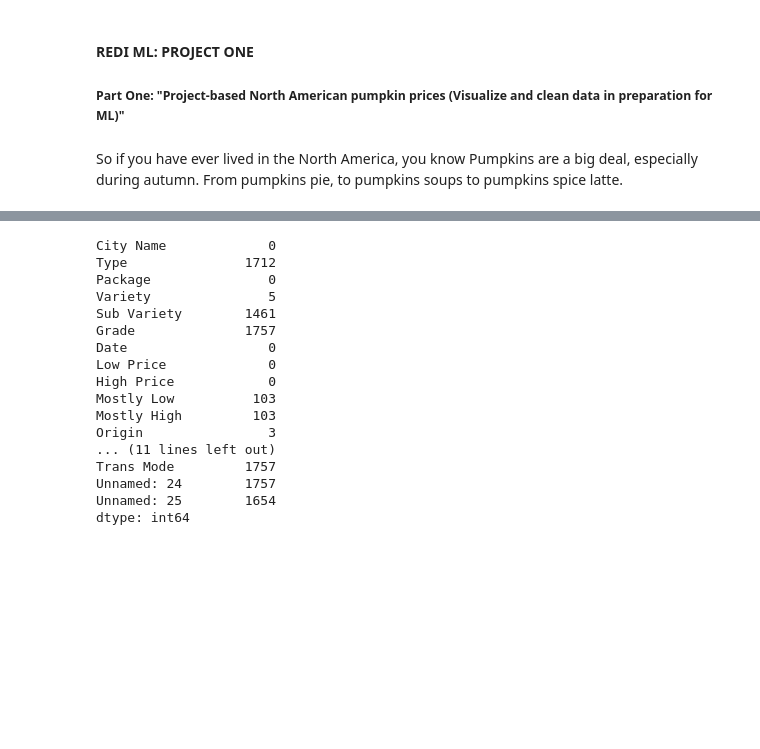
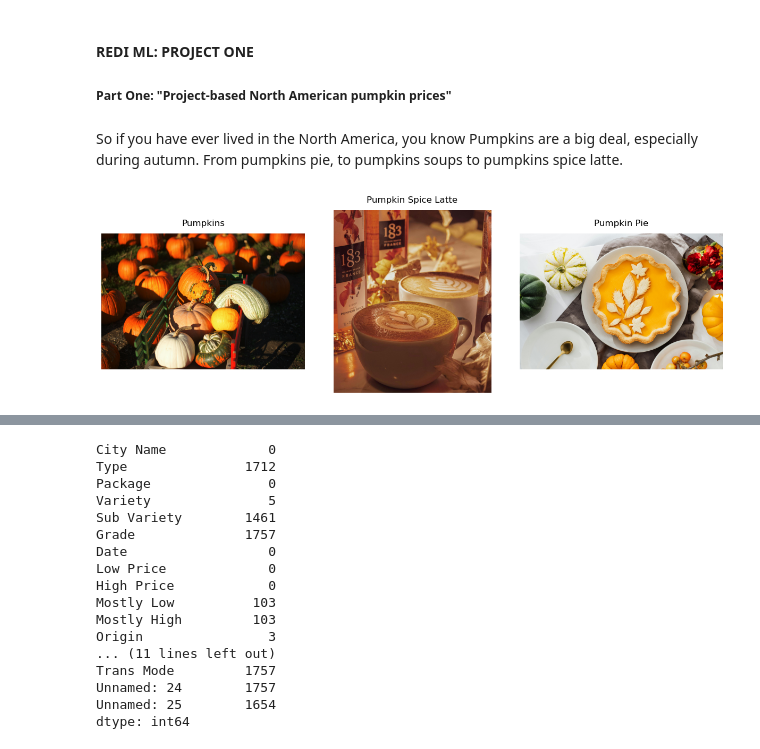
Before and after one commit to OMEAkin/REDI_ML_PROJECTS, a Jupyter notebook: REDI_ML_PROJECT.ipynb, the cells around one changed output, grey strips where cells are left out. Saved outputs shown, nothing was run; the diff lists cells and outputs as text; code cells hidden in the pictures; blank space fills up the shorter version.

Commit message:
Clean up code + set up version control

```diff
--- a/REDI_ML_PROJECT.ipynb
+++ b/REDI_ML_PROJECT.ipynb
@@ -1,14 +1,39 @@
 # %% [markdown]
 #### REDI ML: PROJECT ONE
-##### Part One: "Project-based North American pumpkin prices (Visualize and clean data in preparation for ML)"
+##### Part One: "Project-based North American pumpkin prices"
 # %% [markdown]
 So if you have ever lived in the North America, you know Pumpkins are a big deal, especially during autumn. From pumpkins pie, to pumpkins soups to pumpkins spice latte.
 # %%
-from IPython.display import display
+# from IPython.display import display
+import matplotlib.pyplot as plt
 from PIL import Image
 
-img = Image.open("pumpkins.jpg")
-display(img)
+
+img1 = Image.open("pumpkins.jpg")
+img2 = Image.open("pumpkin_spice_latte.jpg")
+img3 = Image.open("pumpkin_pie.jpg")
+
+# Create a list of images and their labels
+images = [img1, img2, img3]
+labels = ['Pumpkins', 'Pumpkin Spice Latte', 'Pumpkin Pie']
+
+# Create the figure and axes
+fig, axs = plt.subplots(1, 3, figsize=(12, 4))  # 1 row, 3 columns
+
+for ax, img, label in zip(axs, images, labels):
+    ax.imshow(img)
+    ax.set_title(label, fontsize=12, pad=10)
+
+    # Remove axis ticks
+    ax.axis('off')
+
+# Adjust spacing
+plt.tight_layout()
+plt.show()
+
+# display(img)
+# %% [output]
+[figure, added]
 # %%
 import pandas as pd
 import os
```
Also changed, not shown: parts of 15 cells of this notebook.
